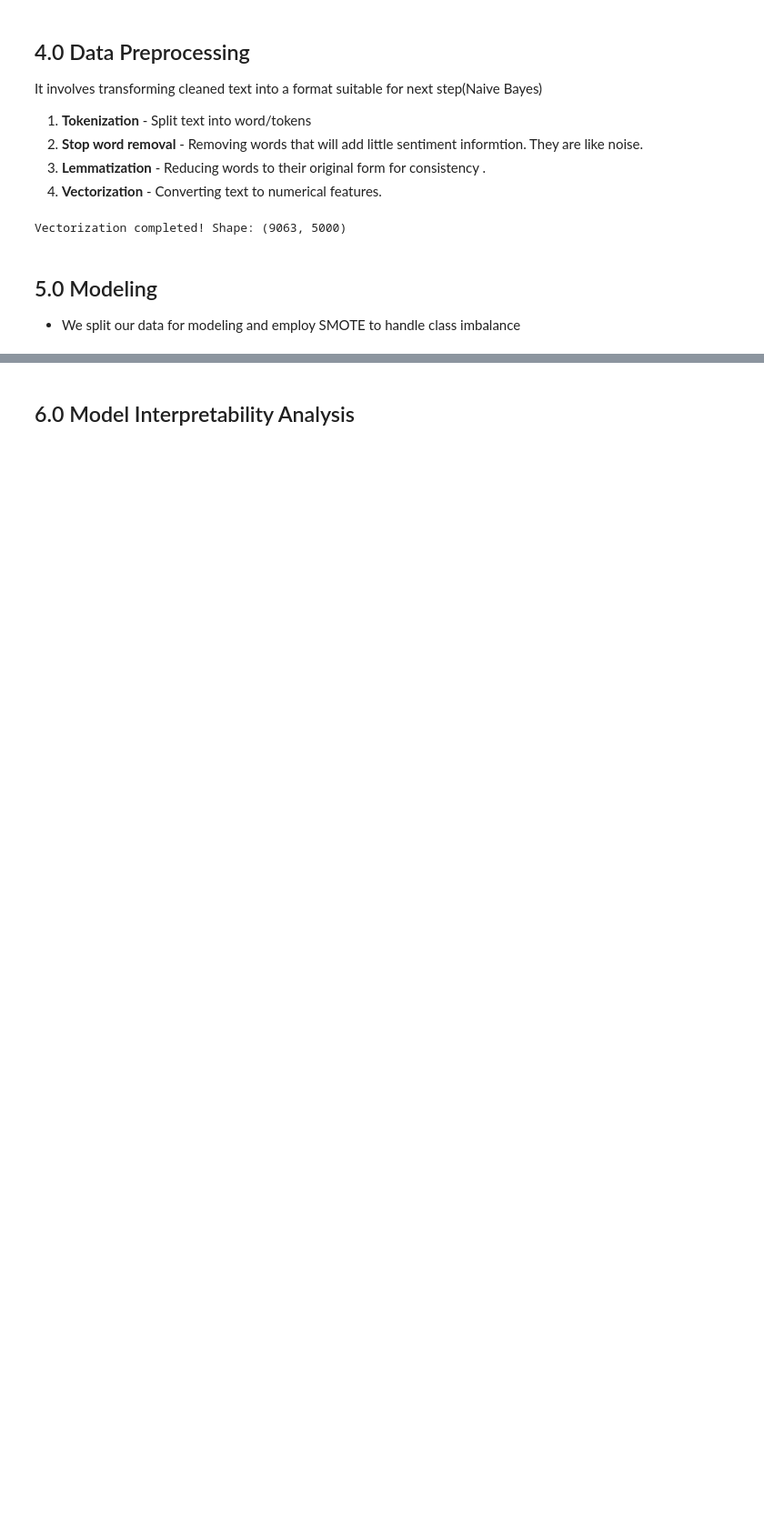
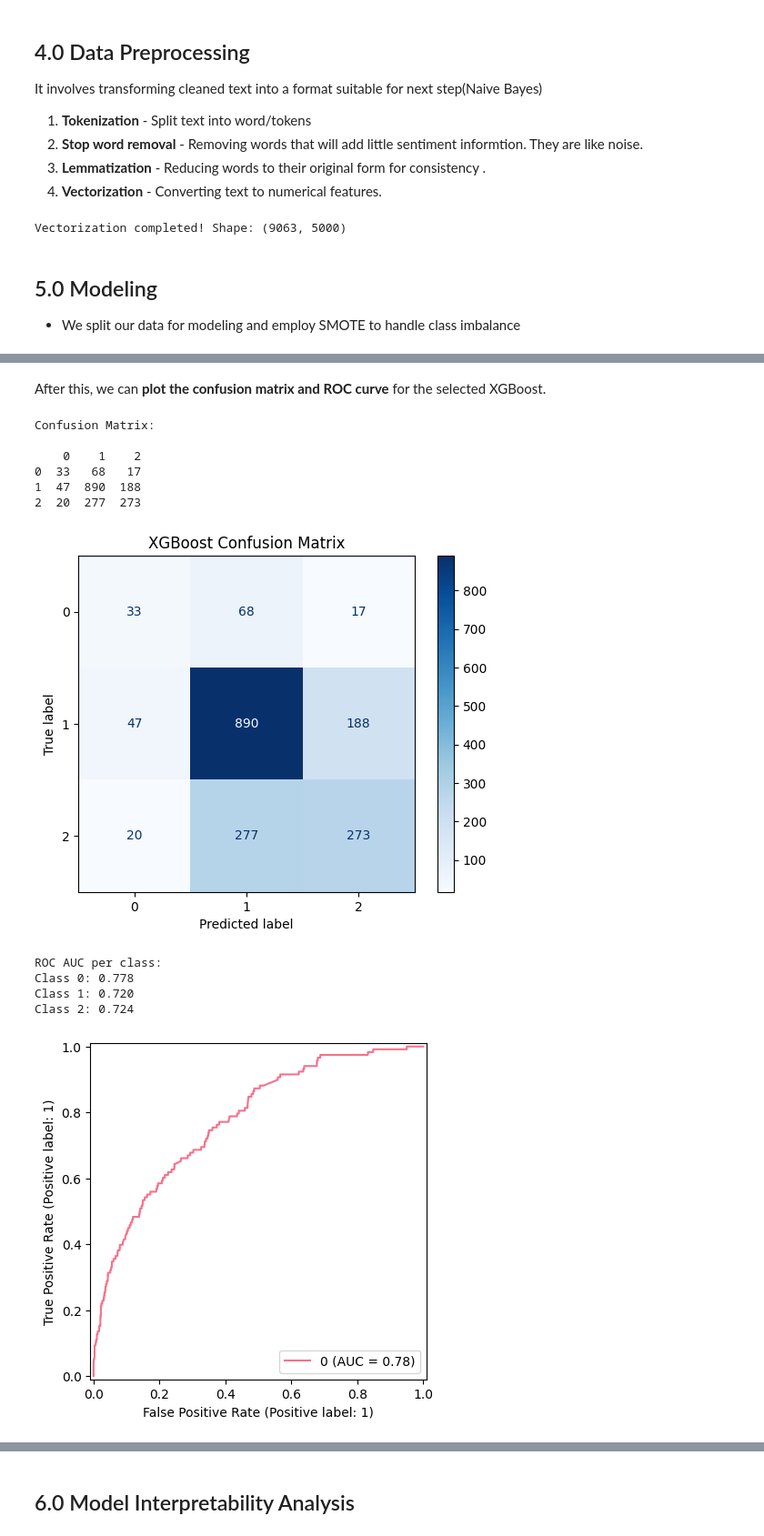
Before and after one commit to rmasawa/A-Comparative-Analysis-of-Public-Sentiment-on-Twitter-towards-Apple-and-Google-Products-using-NLP, a Jupyter notebook: Index.ipynb, the cells around one changed output, grey strips where cells are left out. Shown at 91% size. Cells and saved outputs as stored; diff of their text form; code cells hidden in the pictures; blank space fills up the shorter version.

```diff
--- a/Index.ipynb
+++ b/Index.ipynb
@@ -987,0 +1185,47 @@ XGBoost was selected as the best model because it offered the most reliable bala
+# %% [markdown]
+After this, we can **plot the confusion matrix and ROC curve** for the selected XGBoost.
+# %%
+#  Confusion Matrix
+y_pred = model_xgb.predict(X_test)
+cm = confusion_matrix(y_test, y_pred, labels=model_xgb.classes_)
+cm_df = pd.DataFrame(cm, index=model_xgb.classes_, columns=model_xgb.classes_)
+print("Confusion Matrix:\n")
+print(cm_df)
+
+# Display confusion matrix
+disp = ConfusionMatrixDisplay(confusion_matrix=cm, display_labels=model_xgb.classes_)
+disp.plot(cmap=plt.cm.Blues)
+plt.title("XGBoost Confusion Matrix")
+plt.show()
+
+# ROC Curve
+y_test_bin = label_binarize(y_test, classes=model_xgb.classes_)
+y_score = model_xgb.predict_proba(X_test)
+
+# Compute and print ROC AUC for each class
+roc_auc_per_class = {}
+for i, class_label in enumerate(model_xgb.classes_):
+    auc = roc_auc_score(y_test_bin[:, i], y_score[:, i])
+    roc_auc_per_class[class_label] = auc
+print("\nROC AUC per class:")
+for label, auc in roc_auc_per_class.items():
+    print(f"Class {label}: {auc:.3f}")
+
+# Plot ROC curves
+for i, class_label in enumerate(model_xgb.classes_):
+    RocCurveDisplay.from_predictions(y_test_bin[:, i], y_score[:, i], name=str(class_label))
+plt.title("XGBoost ROC Curves (One-vs-Rest)")
+plt.show()
+# %% [output]
+Confusion Matrix:
+
+    0    1    2
+0  33   68   17
+1  47  890  188
+2  20  277  273
+[figure, added]
+ROC AUC per class:
+Class 0: 0.778
+Class 1: 0.720
+Class 2: 0.724
+[figure, added]
```
Also changed, not shown: parts of 14 cells of this notebook, 1 other file.
